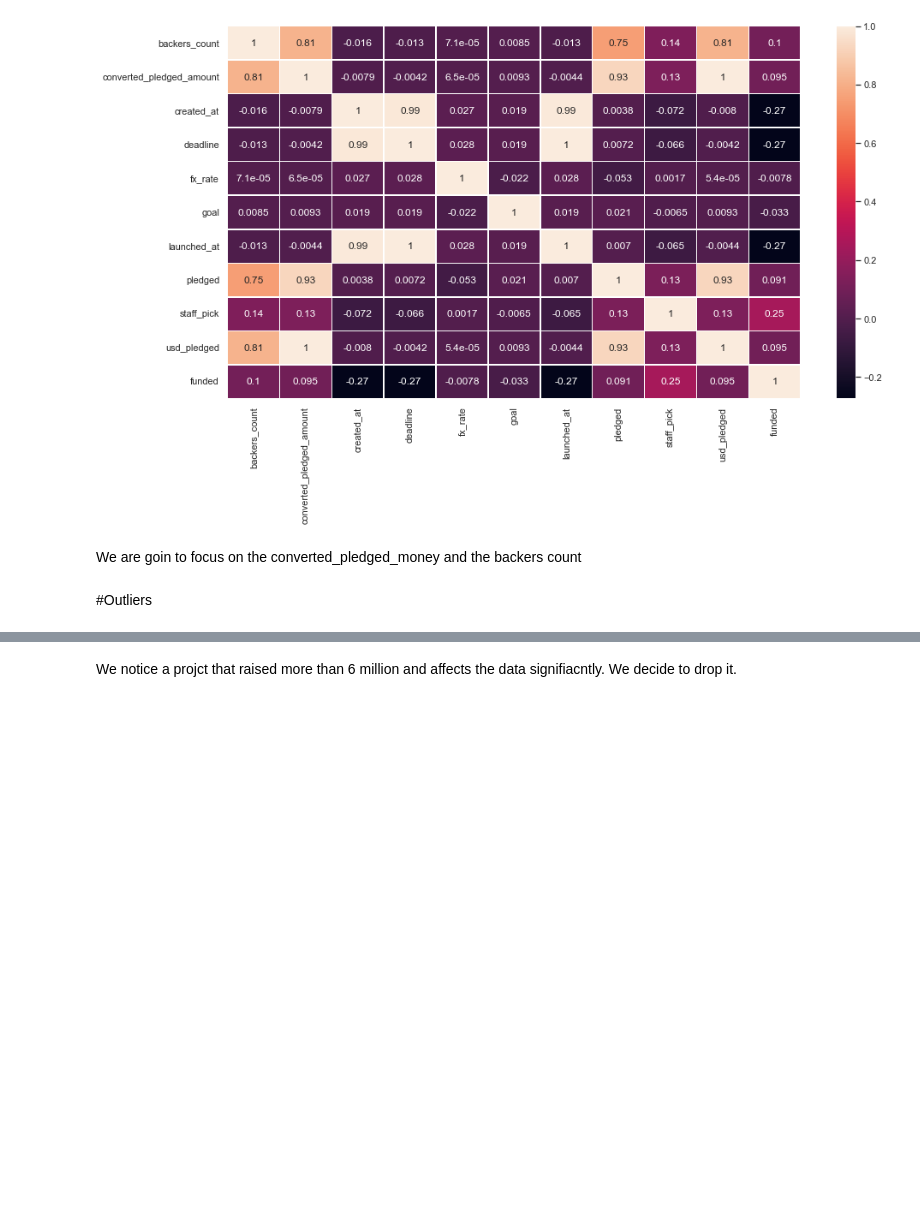
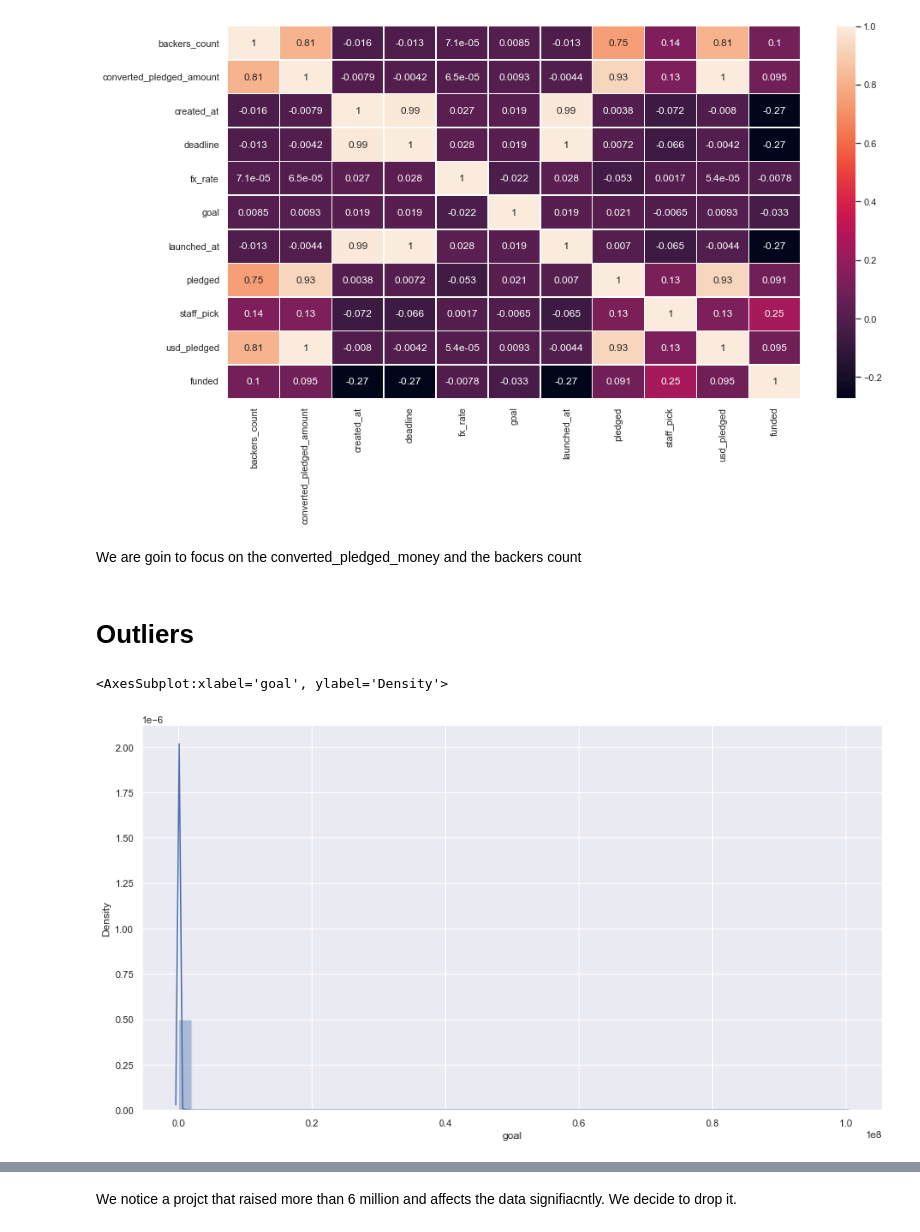
Before and after one commit to bang-a-coder/ds-kickstarter, a Jupyter notebook: kickstarter_project-3.ipynb, the cells around one changed output, grey strips where cells are left out. Drawn from its saved outputs; the diff is of its cells as text; code cells hidden in the pictures; blank space fills up the shorter version.

```diff
--- a/kickstarter_project-3.ipynb
+++ b/kickstarter_project-3.ipynb
@@ -70,5 +70,10 @@ sns.heatmap(correlations, annot=True, linewidths=0.5)
 # %% [markdown]
 We are goin to focus on the converted_pledged_money and the backers count
 # %% [markdown]
-#Outliers
+# Outliers
+# %%
+sns.distplot(df['goal'])
+# %% [output]
+<AxesSubplot:xlabel='goal', ylabel='Density'>
+[figure, added]
 # %%
```
Also changed, not shown: parts of 13 cells of this notebook.
